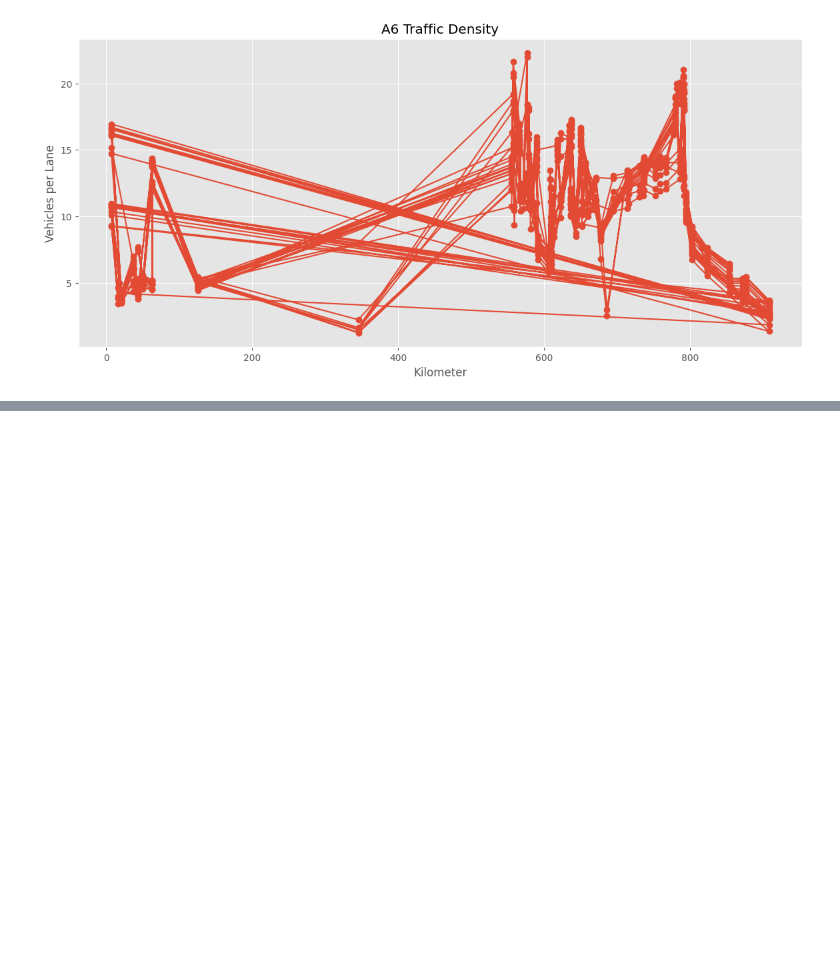
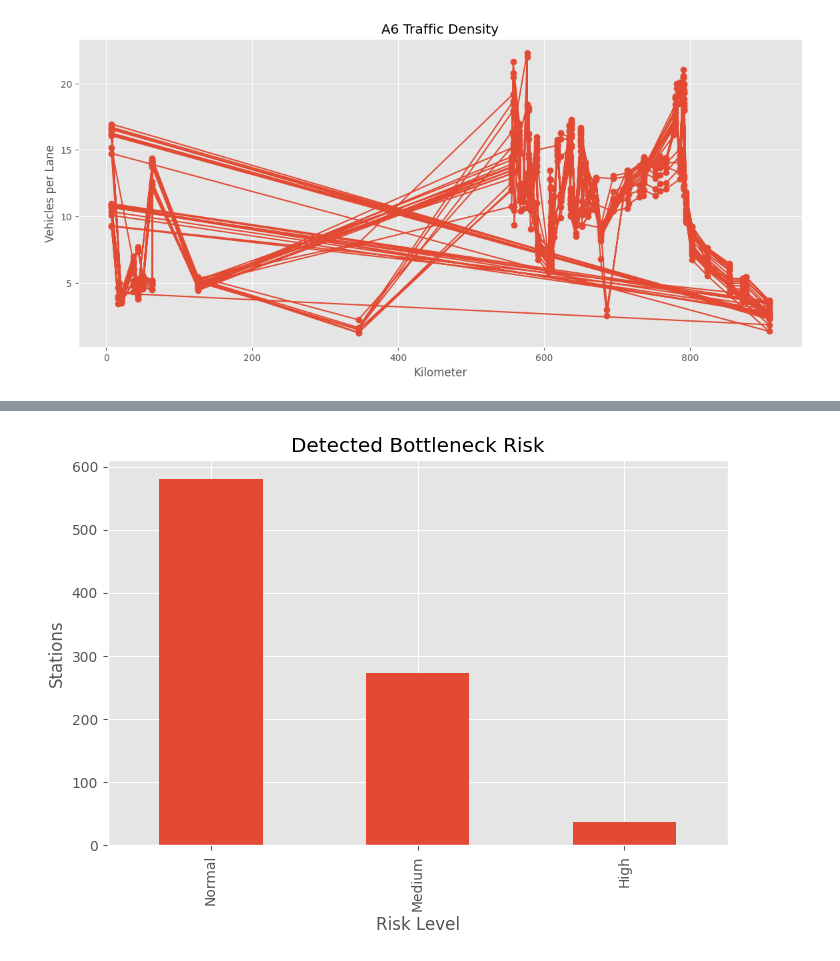
Before and after one commit to Vikhyathsai11/PRS-Project, a Jupyter notebook: notebook/05_Bottleneck_Detection.ipynb, the cells around one changed output, grey strips where cells are left out. Cells and saved outputs as stored; diff of their text form; code cells hidden in the pictures; blank space fills up the shorter version.

Commit message:
bottleneck phase 5 completed

```diff
--- a/notebook/05_Bottleneck_Detection.ipynb
+++ b/notebook/05_Bottleneck_Detection.ipynb
@@ -74,0 +124,3 @@ plt.show()
+# %%
+#risk score
+road["Risk"] = 0
@@ -74,0 +142,19 @@ plt.show()
+# %%
+#classification
+def classify(score):
+
+    if score >= 5:
+        return "Critical"
+
+    elif score >= 3:
+        return "High"
+
+    elif score >= 2:
+        return "Medium"
+
+    elif score >= 1:
+        return "Low"
+
+    return "Normal"
+
+road["Risk_Level"] = road["Risk"].apply(classify)
@@ -74,0 +196,24 @@ plt.show()
+# %%
+#visualization of risk levels
+risk = (
+    road["Risk_Level"]
+    .value_counts()
+)
+
+plt.figure(figsize=(8,5))
+
+risk.plot(
+    kind="bar"
+)
+
+plt.title(
+    "Detected Bottleneck Risk"
+)
+
+plt.xlabel("Risk Level")
+
+plt.ylabel("Stations")
+
+plt.show()
+# %% [output]
+[figure, added]
```
Also changed, not shown: parts of 15 cells of this notebook.
